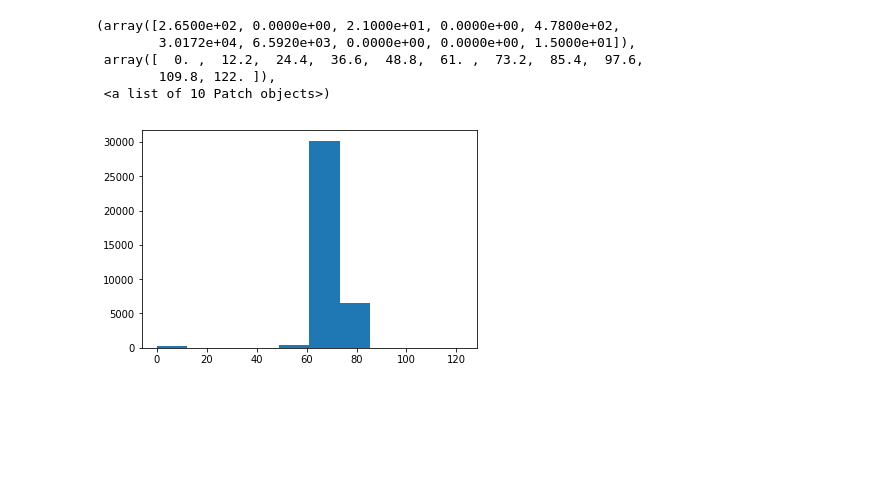
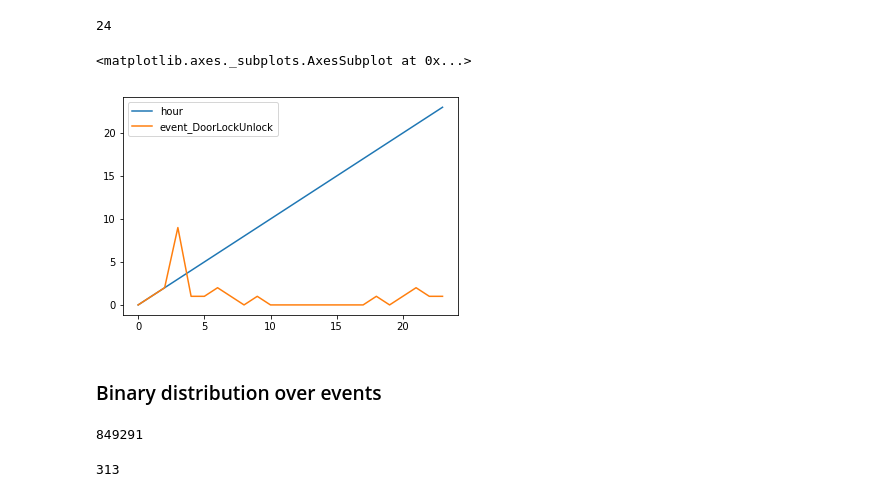
Before and after one commit to RBSystems/DataScience, a Jupyter notebook: stats_exploration.ipynb, the cells around one changed output. Drawn from its saved outputs; the diff is of its cells as text; code cells hidden in the pictures; blank space fills up the shorter version.

```diff
--- a/stats_exploration.ipynb
+++ b/stats_exploration.ipynb
@@ -56,2 +105,0 @@ array([22,  6,  5,  1, 20, 21,  4,  0, 17, 13,  7, 16, 14, 15,  9,  8, 10,
-# %%
-door_lock_df = df.loc[df['event'].isin([6, 7])]
@@ -79,11 +113,19 @@ climate_df = df.loc[df['regression_value_type'] == 0]
-# %%
-fig, ax = plt.subplots()
-# ax.scatter(climate_df.value.values, climate_df.hour.values)
-ax.hist(climate_df.value.values)
-# %% [output]
-(array([2.6500e+02, 0.0000e+00, 2.1000e+01, 0.0000e+00, 4.7800e+02,
-        3.0172e+04, 6.5920e+03, 0.0000e+00, 0.0000e+00, 1.5000e+01]),
- array([  0. ,  12.2,  24.4,  36.6,  48.8,  61. ,  73.2,  85.4,  97.6,
-        109.8, 122. ]),
- <a list of 10 Patch objects>)
-[figure, removed]
+# %%
+len(binary_df.loc[binary_df.event_DoorLockUnlock == 1])
+# %% [output]
+24
+# %%
+df_unlock_count.plot()
+# %% [output]
+<matplotlib.axes._subplots.AxesSubplot at 0x...>
+[figure, added]
+# %% [markdown]
+### Binary distribution over events
+# %%
+len(door_lock_df['event_DoorLockLock'])
+# %% [output]
+849291
+# %%
+door_lock_df['event_DoorLockLock'].sum()
+# %% [output]
+313
```
Also changed, not shown: parts of 22 cells of this notebook, 1 other file.
